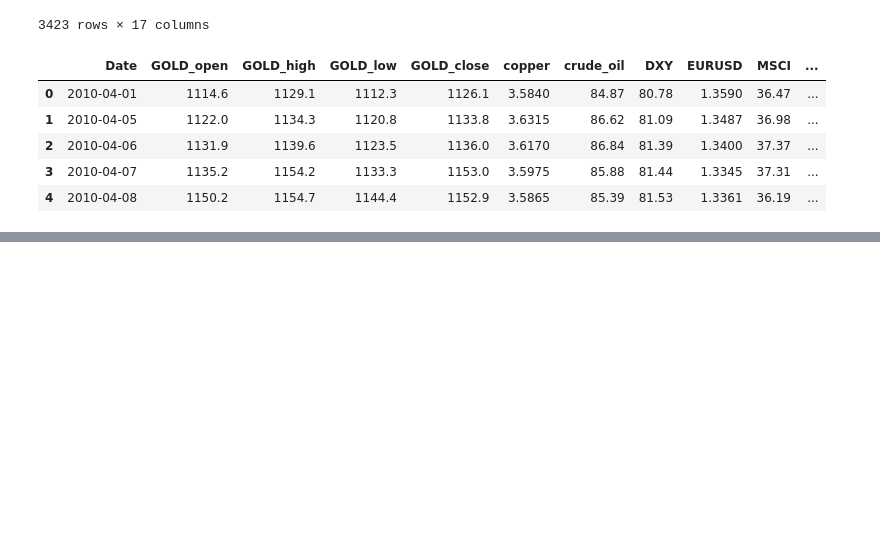
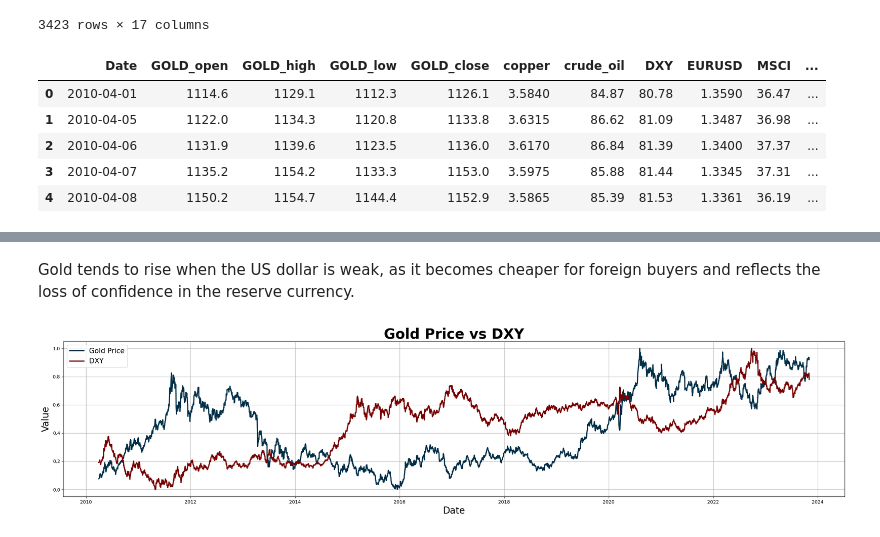
Before and after one commit to lavibula/GoldPricePrediction, a Jupyter notebook: data/EDA/TimeSeriesAnalysis2.ipynb, the cells around one changed output, grey strips where cells are left out. Drawn from its saved outputs; the diff is of its cells as text; code cells hidden in the pictures; blank space fills up the shorter version.

```diff
--- a/data/EDA/TimeSeriesAnalysis2.ipynb
+++ b/data/EDA/TimeSeriesAnalysis2.ipynb
@@ -415,0 +134,6 @@ Visualization:
+# %% [markdown]
+Gold tends to rise when the US dollar is weak, as it becomes cheaper for foreign buyers and reflects the loss of confidence in the reserve currency.
+# %%
+corr(feature = 'DXY')
+# %% [output]
+[figure, added]
```
Also changed, not shown: parts of 81 cells of this notebook.
